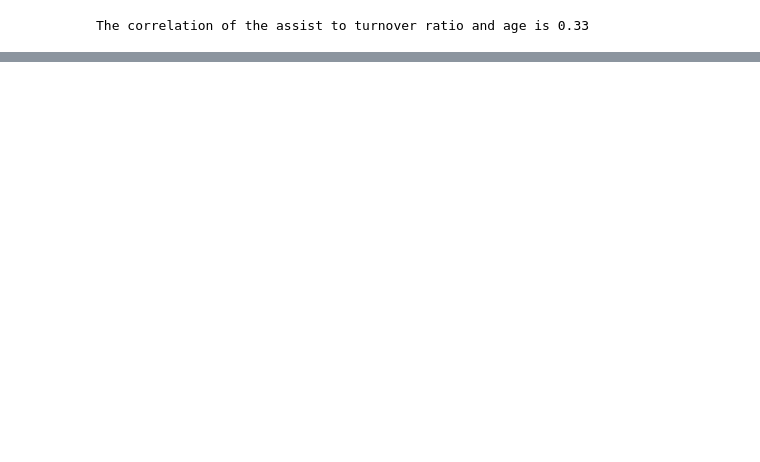
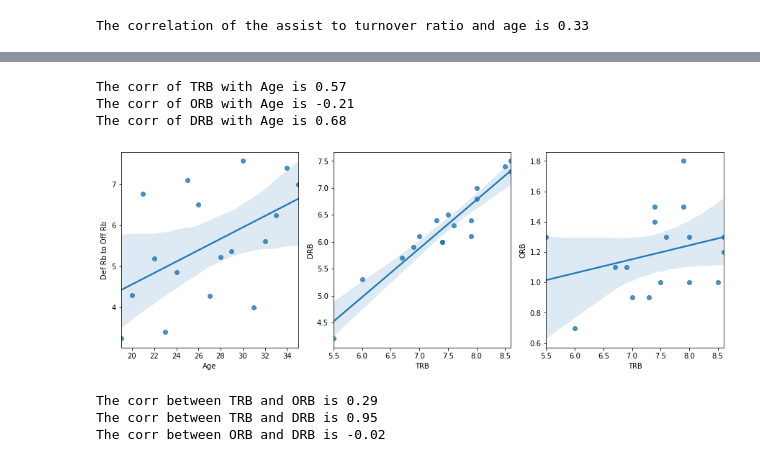
Before and after one commit to SarthakKamboj/Lebron-James-Efficiency-ML-Models, a Jupyter notebook: Data Visualization.ipynb, the cells around one changed output, grey strips where cells are left out. Cells and saved outputs as stored; diff of their text form; code cells hidden in the pictures; blank space fills up the shorter version.

```diff
--- a/Data Visualization.ipynb
+++ b/Data Visualization.ipynb
@@ -420,0 +449,26 @@ The correlation of the assist to turnover ratio and age is 0.33
+# %%
+for rebound_col in rebound_cols:
+    corr = np.corrcoef(avgs_df["Age"],avgs_df[rebound_col])[0,1]
+    print(f"The corr of {rebound_col} with Age is {round(corr,2)}")
+# %% [output]
+The corr of TRB with Age is 0.57
+The corr of ORB with Age is -0.21
+The corr of DRB with Age is 0.68
+# %%
+dr_to_ob = avgs_df["DRB"] / avgs_df["ORB"]
+fig = plt.figure(1,(15,5))
+
+ax = plt.subplot(1,3,1)
+sns.regplot(x=avgs_df["Age"],y=dr_to_ob)
+plt.ylabel("Def Rb to Off Rb")
+
+ax = plt.subplot(1,3,2)
+sns.regplot("TRB","DRB",data=avgs_df)
+
+
+ax = plt.subplot(1,3,3)
+sns.regplot("TRB","ORB",data=avgs_df)
+
+plt.show()
+# %% [output]
+[figure, added]
@@ -420,0 +478,8 @@ The correlation of the assist to turnover ratio and age is 0.33
+# %%
+for combo in combos:
+    corr = np.corrcoef(avgs_df[combo[0]],avgs_df[combo[1]])[0,1]
+    print(f"The corr between {combo[0]} and {combo[1]} is {round(corr,2)}")
+# %% [output]
+The corr between TRB and ORB is 0.29
+The corr between TRB and DRB is 0.95
+The corr between ORB and DRB is -0.02
```
Also changed, not shown: parts of 9 cells of this notebook.
